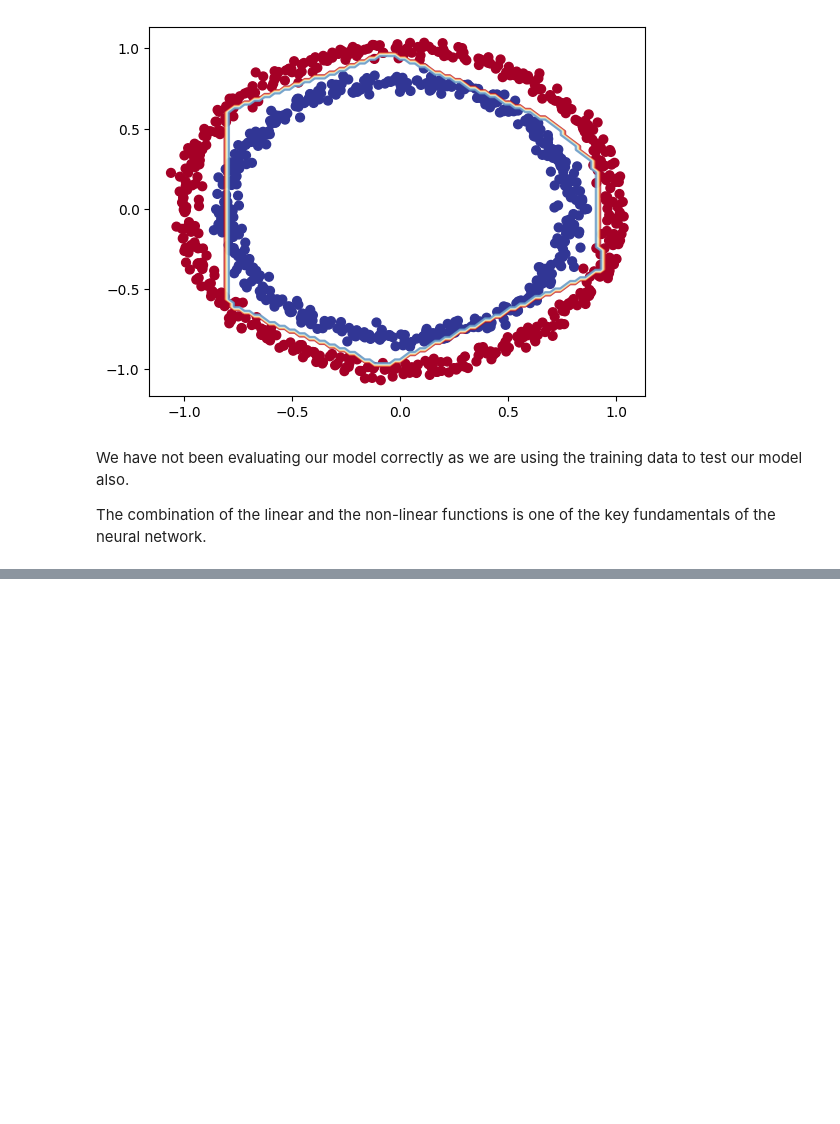
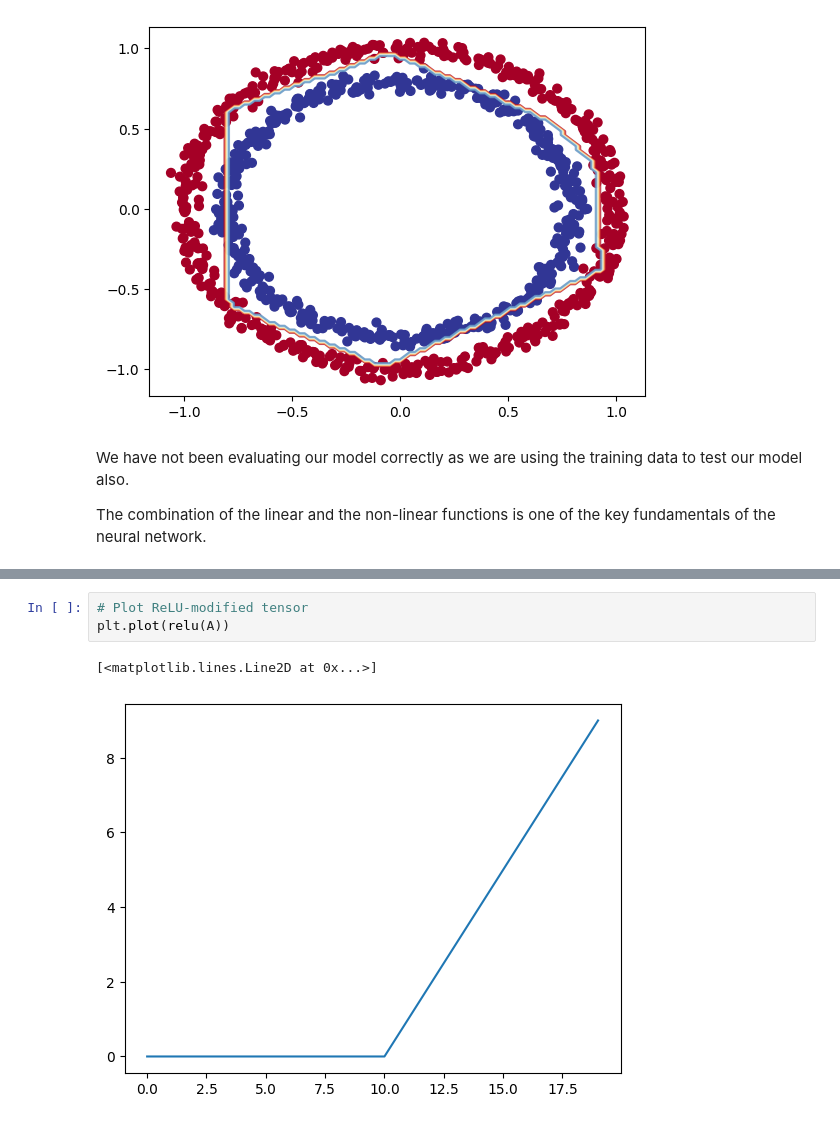
Before and after one commit to Z-9000/ML-DL_with_TensorFlow, a Jupyter notebook: 02TensorFlow.ipynb, the cells around one changed output, grey strips where cells are left out. Saved outputs shown, nothing was run; the diff lists cells and outputs as text; blank space fills up the shorter version.

```diff
--- a/02TensorFlow.ipynb
+++ b/02TensorFlow.ipynb
@@ -499,0 +545,6 @@ The combination of the linear and the non-linear functions is one of the key fun
+# %%
+# Plot ReLU-modified tensor
+plt.plot(relu(A))
+# %% [output]
+[<matplotlib.lines.Line2D at 0x...>]
+[figure, added]
```
Also changed, not shown: parts of 15 cells of this notebook.
